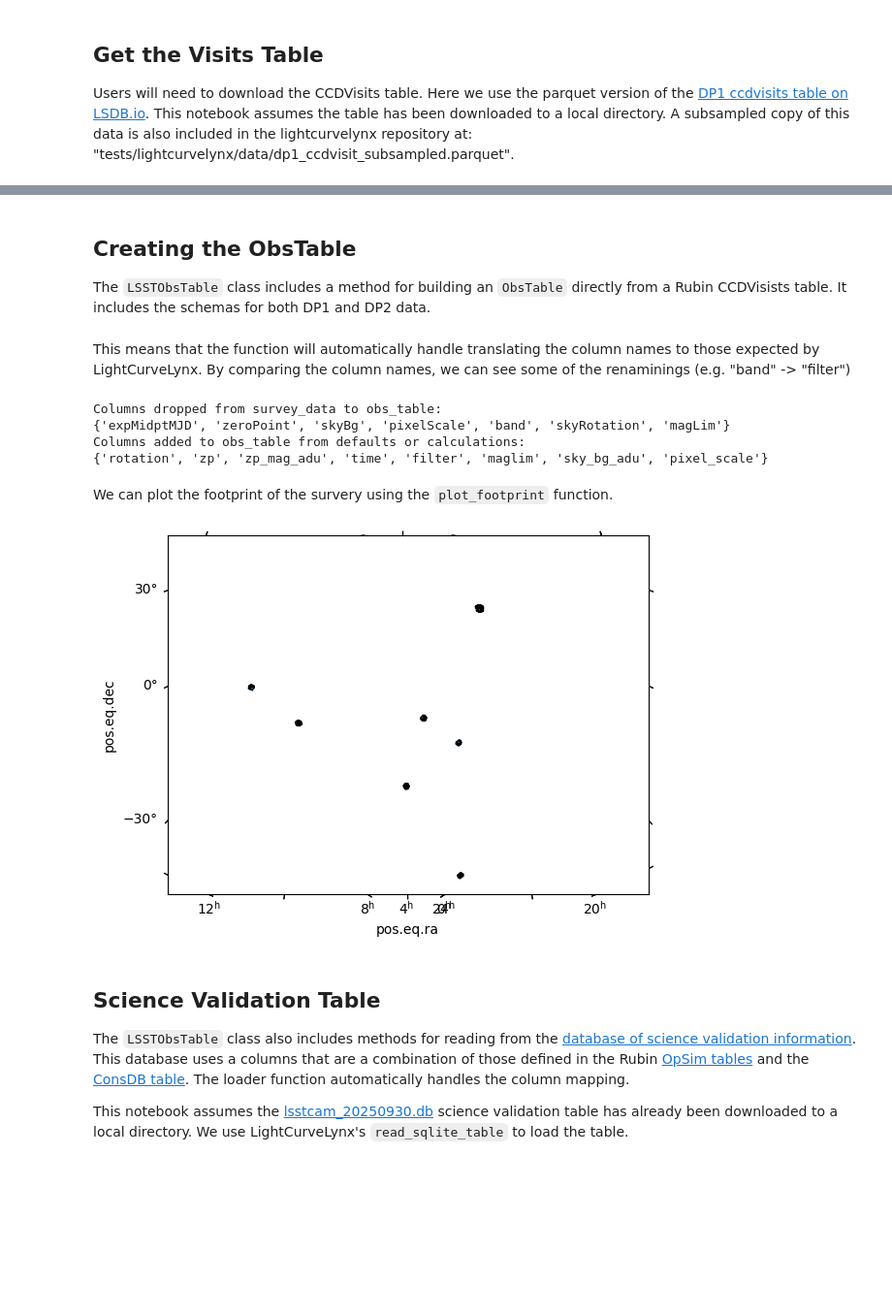
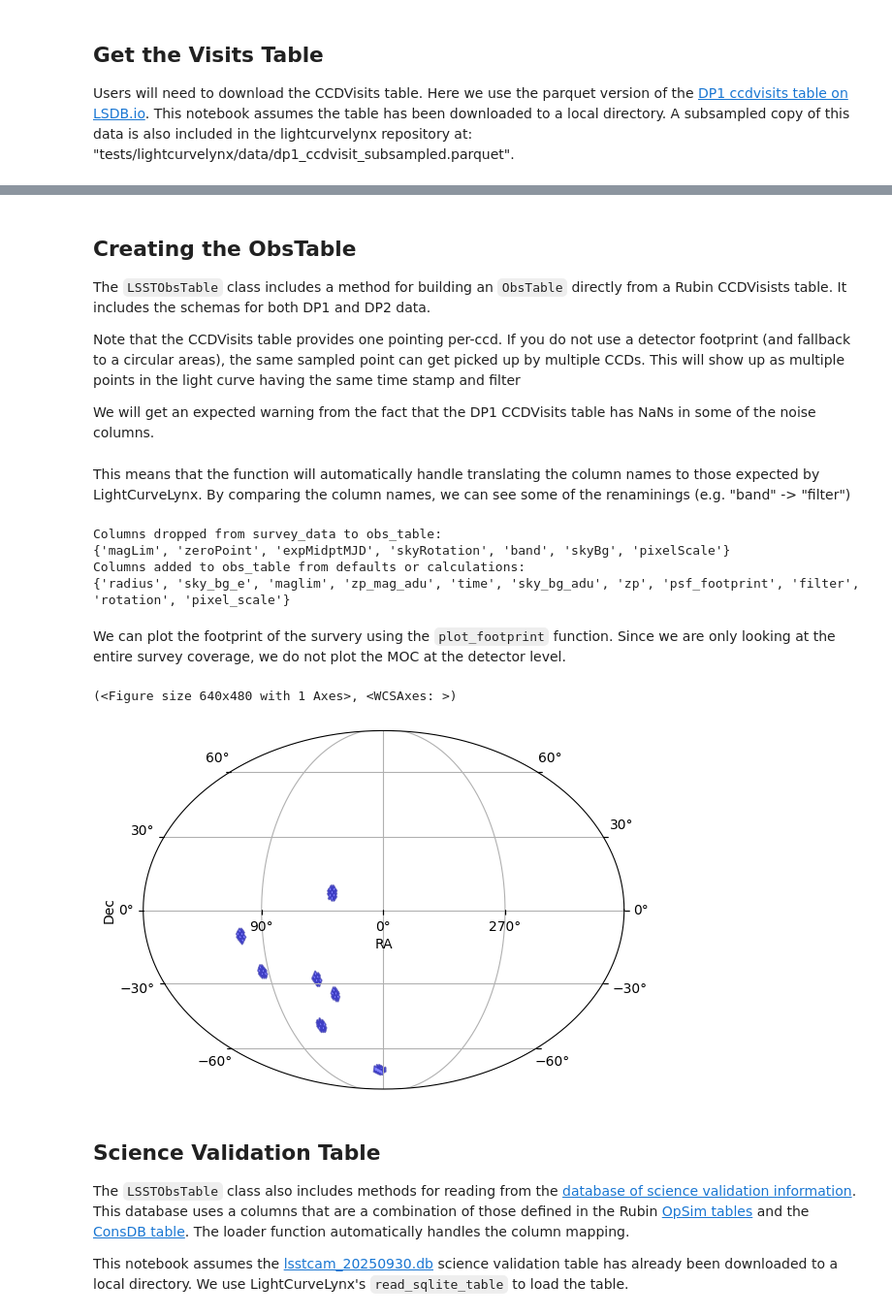
Before and after one commit to lincc-frameworks/lightcurvelynx, a Jupyter notebook: docs/notebooks/pre_executed/rubin_ccdvisit.ipynb, the cells around one changed output, grey strips where cells are left out. Shown at 97% size. Cells and saved outputs as stored; diff of their text form; code cells hidden in the pictures; blank space fills up the shorter version.

Commit message:
Add more documentation on per-ccd level simulation

```diff
--- a/docs/notebooks/pre_executed/rubin_ccdvisit.ipynb
+++ b/docs/notebooks/pre_executed/rubin_ccdvisit.ipynb
@@ -25,10 +25,14 @@ survey_data.head()
 ## Creating the ObsTable
 
 The `LSSTObsTable` class includes a method for building an `ObsTable` directly from a Rubin CCDVisists table.  It includes the schemas for both DP1 and DP2 data.
+
+Note that the CCDVisits table provides one pointing per-ccd. If you do not use a detector footprint (and fallback to a circular areas), the same sampled point can get picked up by multiple CCDs. This will show up as multiple points in the light curve having the same time stamp and filter
+
+We will get an expected warning from the fact that the DP1 CCDVisits table has NaNs in some of the noise columns.
 # %%
 from lightcurvelynx.obstable.lsst_obstable import LSSTObsTable
 
-obs_table = LSSTObsTable.from_ccdvisit_table(survey_data)
+obs_table = LSSTObsTable.from_ccdvisit_table(survey_data, make_detector_footprint=True)
 # %% [markdown]
 This means that the function will automatically handle translating the column names to those expected by LightCurveLynx. By comparing the column names, we can see some of the renaminings (e.g. "band" -> "filter")
 # %%
@@ -42,15 +46,16 @@ print("Columns added to obs_table from defaults or calculations:")
 print(cols1 - cols2)
 # %% [output]
 Columns dropped from survey_data to obs_table:
-{'expMidptMJD', 'zeroPoint', 'skyBg', 'pixelScale', 'band', 'skyRotation', 'magLim'}
+{'magLim', 'zeroPoint', 'expMidptMJD', 'skyRotation', 'band', 'skyBg', 'pixelScale'}
 Columns added to obs_table from defaults or calculations:
-{'rotation', 'zp', 'zp_mag_adu', 'time', 'filter', 'maglim', 'sky_bg_adu', 'pixel_scale'}
+{'radius', 'sky_bg_e', 'maglim', 'zp_mag_adu', 'time', 'sky_bg_adu', 'zp', 'psf_footprint', 'filter', 'rotation', 'pixel_scale'}
 # %% [markdown]
-We can plot the footprint of the survery using the `plot_footprint` function.
+We can plot the footprint of the survery using the `plot_footprint` function. Since we are only looking at the entire survey coverage, we do not plot the MOC at the detector level.
 # %%
-obs_table.plot_footprint()
+obs_table.plot_footprint(use_footprint=False)
 # %% [output]
+(<Figure size 640x480 with 1 Axes>, <WCSAxes: >)
-[figure, old version]
+[figure, new version]
 # %% [markdown]
 ## Science Validation Table
 
```
Also changed, not shown: parts of 2 cells of this notebook, 2 other files.
